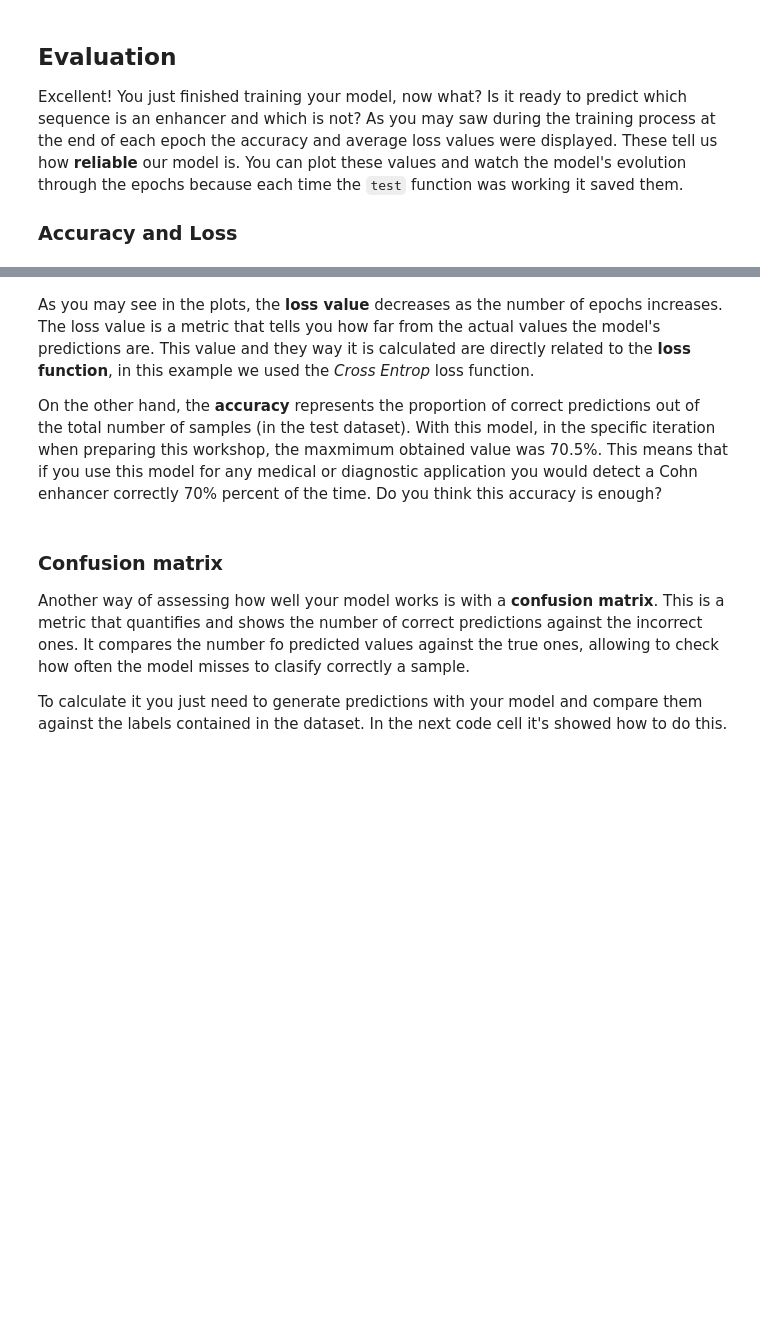
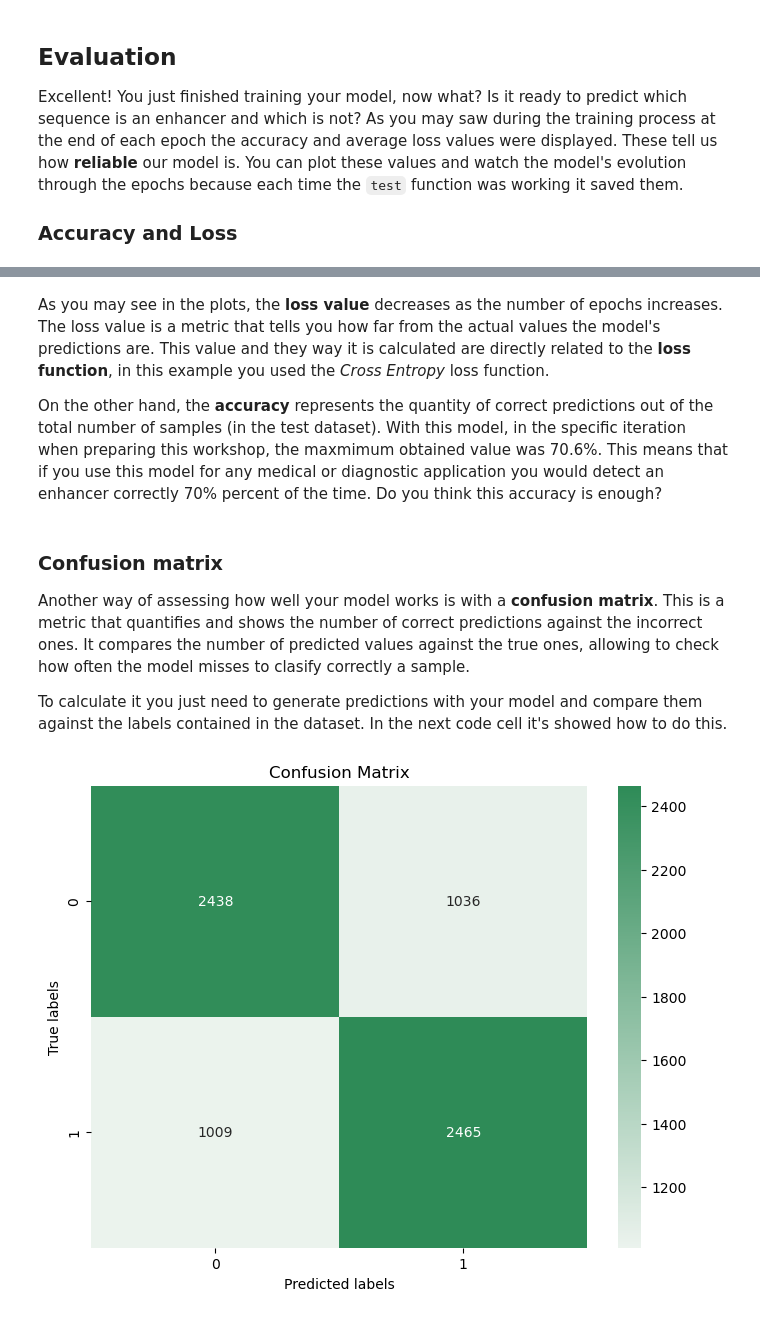
Before and after one commit to judz03/Pytorch-and-HF-for-genomic-sequence-classification, a Jupyter notebook: sequence_classification_with_deep_learning.ipynb, the cells around one changed output, grey strips where cells are left out. Saved outputs shown, nothing was run; the diff lists cells and outputs as text; code cells hidden in the pictures; blank space fills up the shorter version.

Commit message:
added evaluation metrics and manual implementation

```diff
--- a/sequence_classification_with_deep_learning.ipynb
+++ b/sequence_classification_with_deep_learning.ipynb
@@ -358,11 +375,11 @@ plt.show()
 # %% [markdown]
-As you may see in the plots, the **loss value** decreases as the number of epochs increases. The loss value is a metric that tells you how far from the actual values the model's predictions are. This value and they way it is calculated are directly related to the **loss function**, in this example we used the *Cross Entrop* loss function.
+As you may see in the plots, the **loss value** decreases as the number of epochs increases. The loss value is a metric that tells you how far from the actual values the model's predictions are. This value and they way it is calculated are directly related to the **loss function**, in this example you used the *Cross Entropy* loss function.
 
-On the other hand, the **accuracy** represents the proportion of correct predictions out of the total number of samples (in the test dataset). With this model, in the specific iteration when preparing this workshop, the maxmimum obtained value was 70.5%. This means that if you use this model for any medical or diagnostic application you would detect a Cohn enhancer correctly 70% percent of the time. Do you think this accuracy is enough?
+On the other hand, the **accuracy** represents the quantity of correct predictions out of the total number of samples (in the test dataset). With this model, in the specific iteration when preparing this workshop, the maxmimum obtained value was 70.6%. This means that if you use this model for any medical or diagnostic application you would detect an enhancer correctly 70% percent of the time. Do you think this accuracy is enough?
 # %% [markdown]
 ### Confusion matrix
 
-Another way of assessing how well your model works is with a **confusion matrix**. This is a metric that quantifies and shows the number of correct predictions against the incorrect ones. It compares the number fo predicted values against the true ones, allowing to check how often the model misses to clasify correctly a sample.
+Another way of assessing how well your model works is with a **confusion matrix**. This is a metric that quantifies and shows the number of correct predictions against the incorrect ones. It compares the number of predicted values against the true ones, allowing to check how often the model misses to clasify correctly a sample.
 
 To calculate it you just need to generate predictions with your model and compare them against the labels contained in the dataset. In the next code cell it's showed how to do this.
 # %%
@@ -383,13 +400,15 @@ with torch.no_grad():
 # %%
 # Calculate confusion matrix
-y_true = test_dataset.labels
-confusion_matrix(y_true, y_pred)
+y_true = test_dataset.all_labels # Get the true labels
+confusion_matrix(y_true, y_pred) # Calculate the confusion matrix
 
 # Display the confusion matrix
-import seaborn as sns
+
 plt.figure(figsize=(8, 6))
-sns.heatmap(confusion_matrix(y_true, y_pred), annot=True, fmt='d', cmap='Blues')
+sns.heatmap(confusion_matrix(y_true, y_pred), annot=True, fmt='d', cmap=sns.light_palette("seagreen", as_cmap=True)) # Create a heatmap of the confusion matrix
 plt.xlabel('Predicted labels')
 plt.ylabel('True labels')
 plt.title('Confusion Matrix')
 plt.show()
+# %% [output]
+[figure, added]
```
Also changed, not shown: parts of 28 cells of this notebook, 1 other file.
